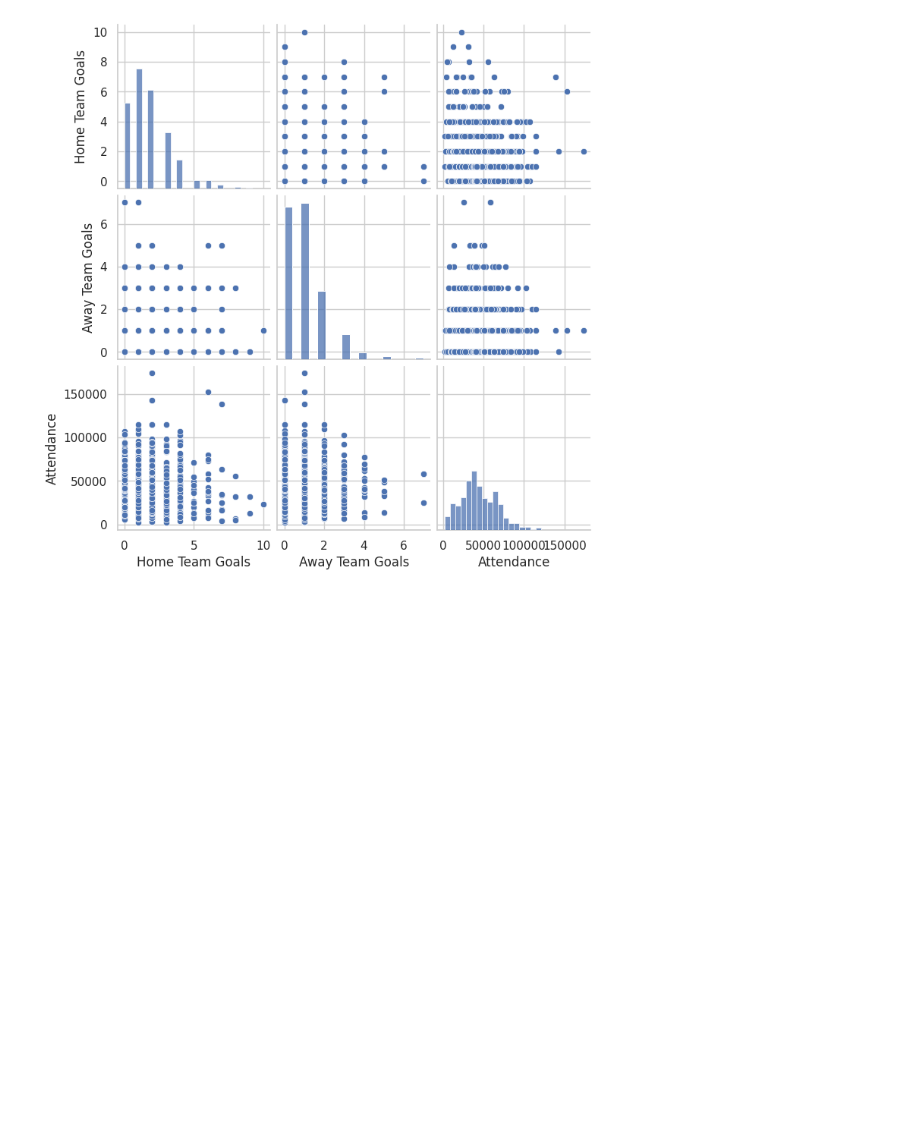
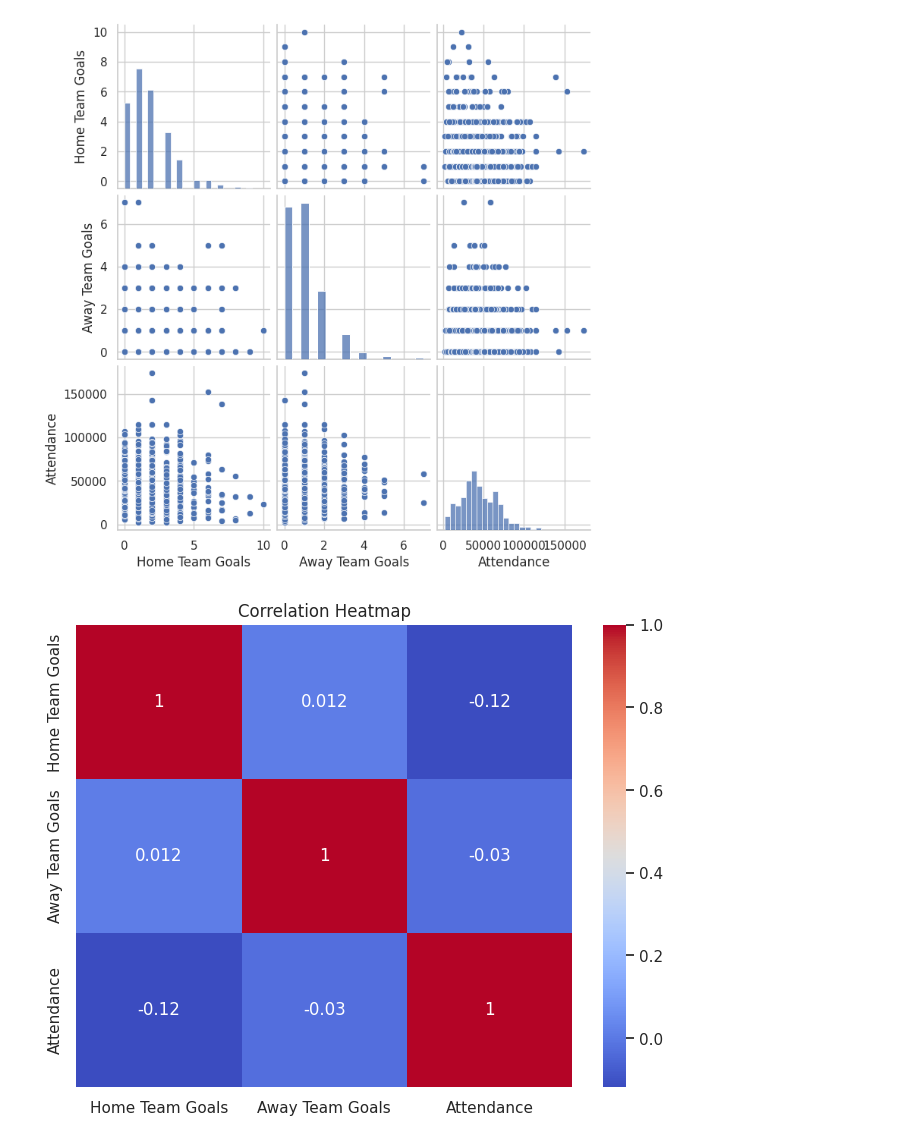
Before and after one commit to Shrajal-sahu-18/Data_Visulization, a Jupyter notebook: Practice.ipynb, the cells around one changed output. Drawn from its saved outputs; the diff is of its cells as text; code cells hidden in the pictures; blank space fills up the shorter version.

```diff
--- a/Practice.ipynb
+++ b/Practice.ipynb
@@ -166,3 +166,22 @@ sns.pairplot(df[
 plt.show()
 # %% [output]
 [figure]
+# %%
+plt.figure(figsize=(8,6))
+
+corr = df[
+    ['Home Team Goals',
+     'Away Team Goals',
+     'Attendance']
+].corr()
+
+sns.heatmap(
+    corr,
+    annot=True,
+    cmap='coolwarm'
+)
+
+plt.title("Correlation Heatmap")
+plt.show()
+# %% [output]
+[figure, added]
```
Also changed, not shown: parts of 1 cell of this notebook.
